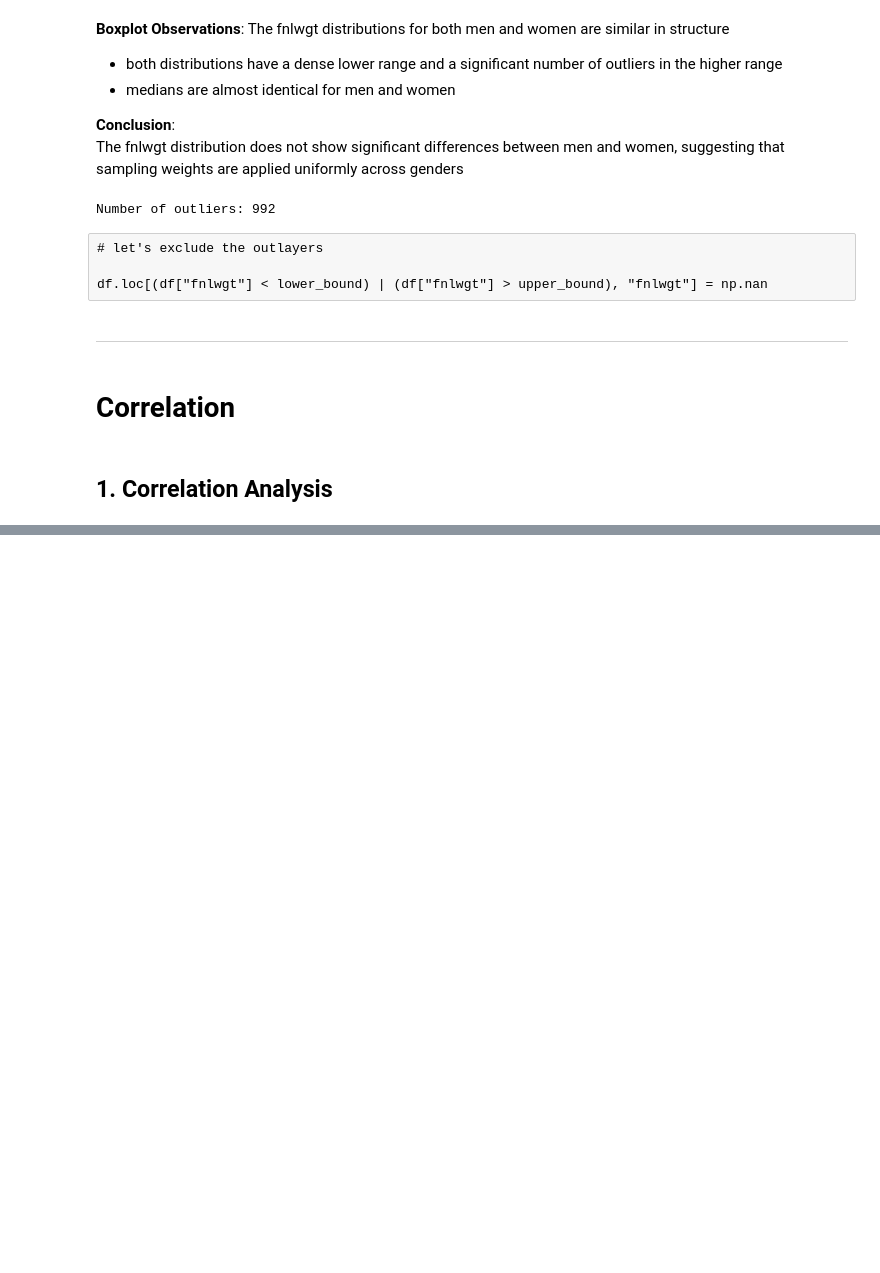
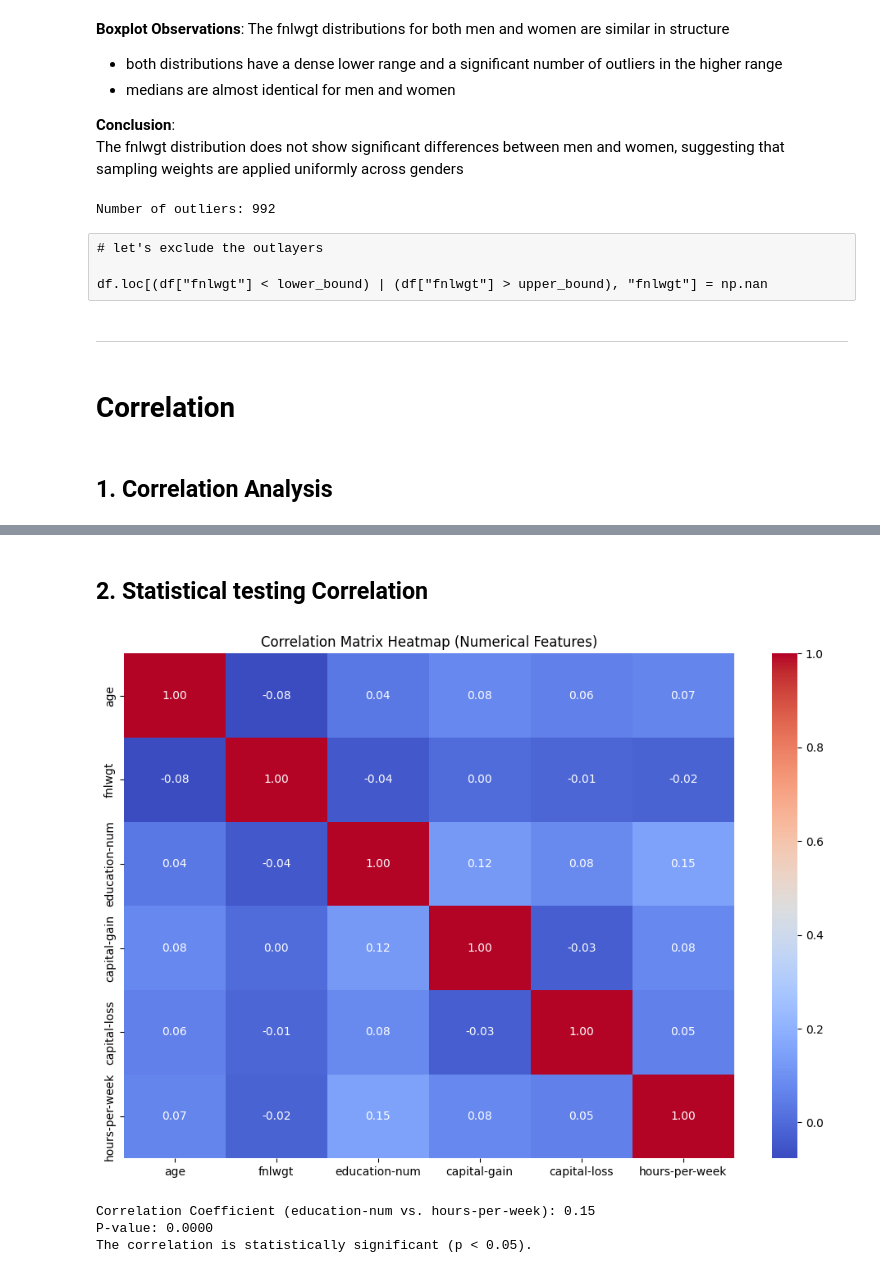
Before and after one commit to omar-bay/AAI614_Baayoun, a Jupyter notebook: week 4/project 1/Project_1-census_income.ipynb, the cells around one changed output, grey strips where cells are left out. Saved outputs shown, nothing was run; the diff lists cells and outputs as text; code cells hidden in the pictures; blank space fills up the shorter version.

```diff
--- a/week 4/project 1/Project_1-census_income.ipynb
+++ b/week 4/project 1/Project_1-census_income.ipynb
@@ -353,0 +408,33 @@ df.loc[(df["fnlwgt"] < lower_bound) | (df["fnlwgt"] > upper_bound), "fnlwgt"] =
+# %% [markdown]
+## 2. Statistical testing Correlation
+# %%
+# Dynamically select numerical columns
+numerical_columns = df.select_dtypes(include=['number']).columns
+
+# Compute the correlation matrix for numerical columns
+correlation_matrix = df[numerical_columns].corr()
+
+# Plot the heatmap
+plt.figure(figsize=(12, 8))
+sns.heatmap(correlation_matrix, annot=True, fmt=".2f", cmap="coolwarm", cbar=True)
+plt.title("Correlation Matrix Heatmap (Numerical Features)")
+plt.show()
+# %% [output]
+[figure, added]
+# %%
+from scipy.stats import pearsonr
+
+# Perform the Pearson correlation test for education-num and hours-per-week
+corr, p_value = pearsonr(df["education-num"].dropna(), df["hours-per-week"].dropna())
+
+print(f"Correlation Coefficient (education-num vs. hours-per-week): {corr:.2f}")
+print(f"P-value: {p_value:.4f}")
+
+if p_value < 0.05:
+    print("The correlation is statistically significant (p < 0.05).")
+else:
+    print("The correlation is not statistically significant (p >= 0.05).")
+# %% [output]
+Correlation Coefficient (education-num vs. hours-per-week): 0.15
+P-value: 0.0000
+The correlation is statistically significant (p < 0.05).
```
Also changed, not shown: parts of 12 cells of this notebook, 1 other file.
